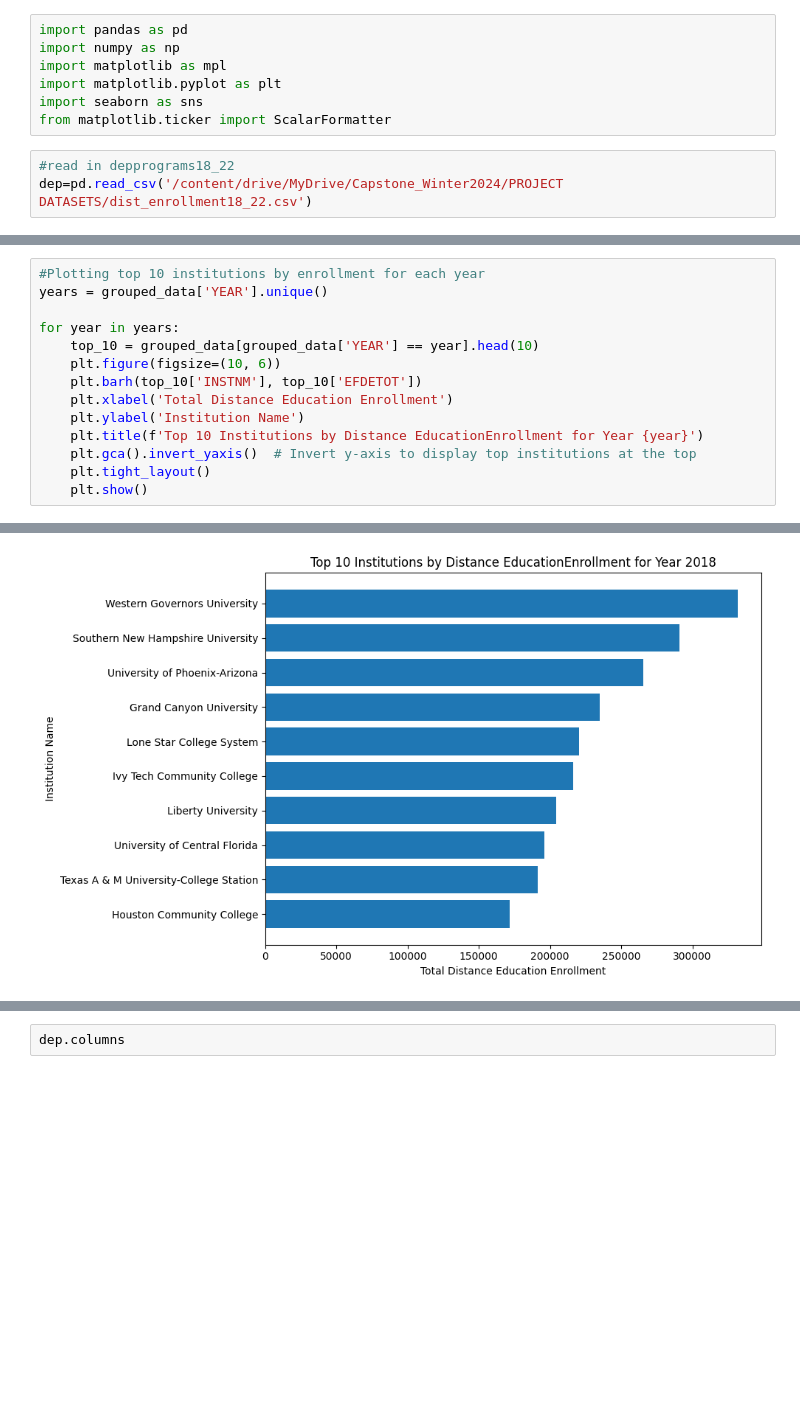
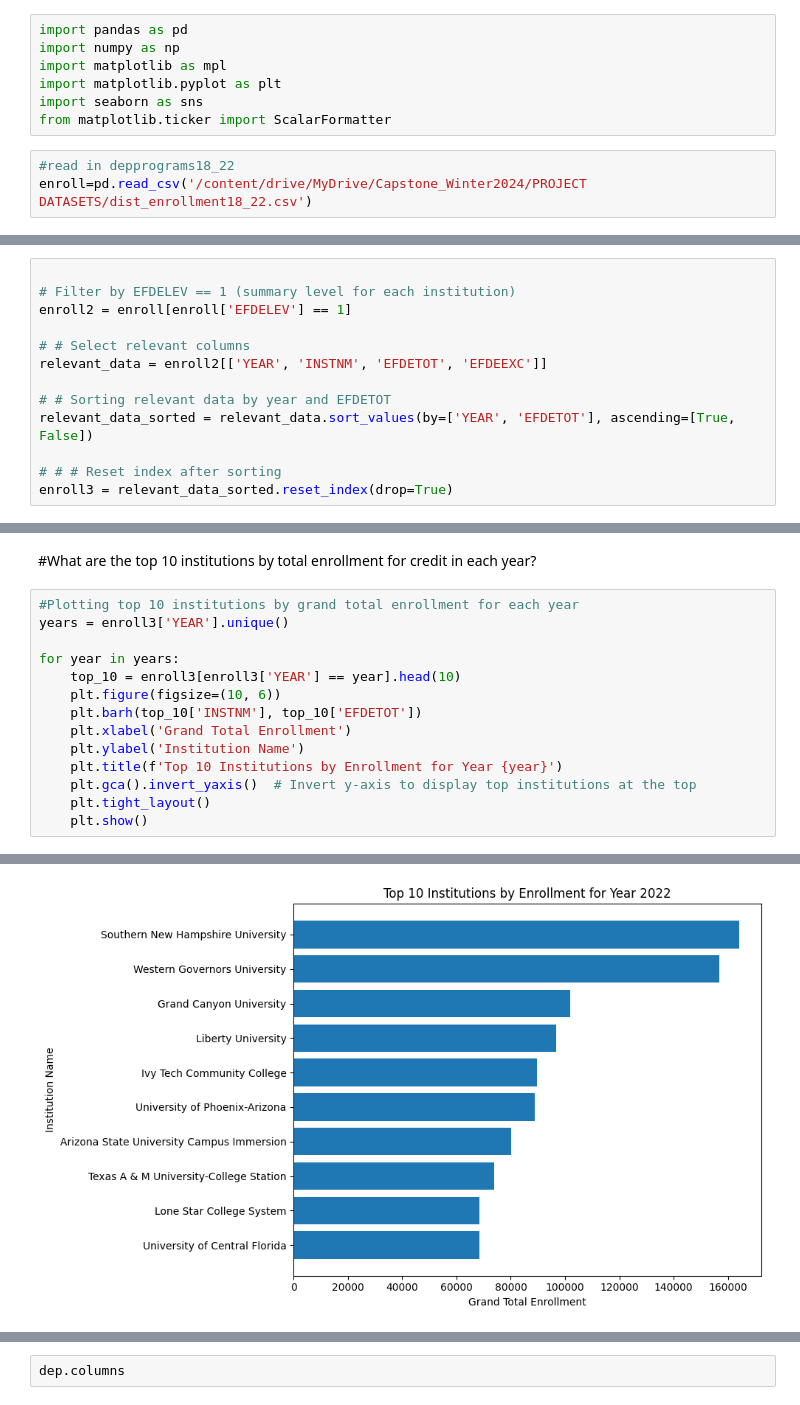
Before and after one commit to katyk20/distance-education-highered, a Jupyter notebook: Notebooks/EDA.ipynb, the cells around one changed output, grey strips where cells are left out. Saved outputs shown, nothing was run; the diff lists cells and outputs as text; blank space fills up the shorter version.

```diff
--- a/Notebooks/EDA.ipynb
+++ b/Notebooks/EDA.ipynb
@@ -30,5 +30,5 @@ import seaborn as sns
 from matplotlib.ticker import ScalarFormatter
 # %%
 #read in depprograms18_22
-dep=pd.read_csv('/content/drive/MyDrive/Capstone_Winter2024/PROJECT DATASETS/dist_enrollment18_22.csv')
+enroll=pd.read_csv('/content/drive/MyDrive/Capstone_Winter2024/PROJECT DATASETS/dist_enrollment18_22.csv')
 # %%
@@ -82,0 +59,13 @@ grouped_data
+# %%
+
+# Filter by EFDELEV == 1 (summary level for each institution)
+enroll2 = enroll[enroll['EFDELEV'] == 1]
+
+# # Select relevant columns
+relevant_data = enroll2[['YEAR', 'INSTNM', 'EFDETOT', 'EFDEEXC']]
+
+# # Sorting relevant data by year and EFDETOT
+relevant_data_sorted = relevant_data.sort_values(by=['YEAR', 'EFDETOT'], ascending=[True, False])
+
+# # # Reset index after sorting
+enroll3 = relevant_data_sorted.reset_index(drop=True)
@@ -83,14 +88,16 @@ grouped_data
+# %% [markdown]
+#What are the top 10 institutions by total enrollment for credit in each year?
 # %%
-#Plotting top 10 institutions by enrollment for each year
-years = grouped_data['YEAR'].unique()
+#Plotting top 10 institutions by grand total enrollment for each year
+years = enroll3['YEAR'].unique()
 
 for year in years:
-    top_10 = grouped_data[grouped_data['YEAR'] == year].head(10)
+    top_10 = enroll3[enroll3['YEAR'] == year].head(10)
     plt.figure(figsize=(10, 6))
     plt.barh(top_10['INSTNM'], top_10['EFDETOT'])
-    plt.xlabel('Total Distance Education Enrollment')
+    plt.xlabel('Grand Total Enrollment')
     plt.ylabel('Institution Name')
-    plt.title(f'Top 10 Institutions by Distance EducationEnrollment for Year {year}')
+    plt.title(f'Top 10 Institutions by Enrollment for Year {year}')
     plt.gca().invert_yaxis()  # Invert y-axis to display top institutions at the top
     plt.tight_layout()
     plt.show()
@@ -102 +109 @@ for year in years:
-[figure, old version]
+[figure, new version]
```
Also changed, not shown: parts of 19 cells of this notebook.
